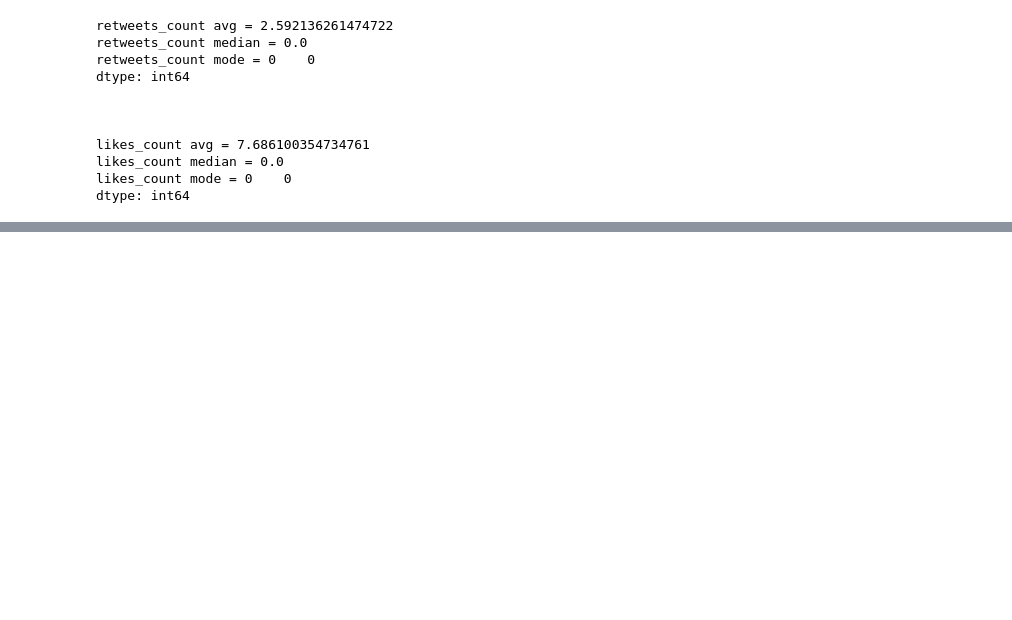
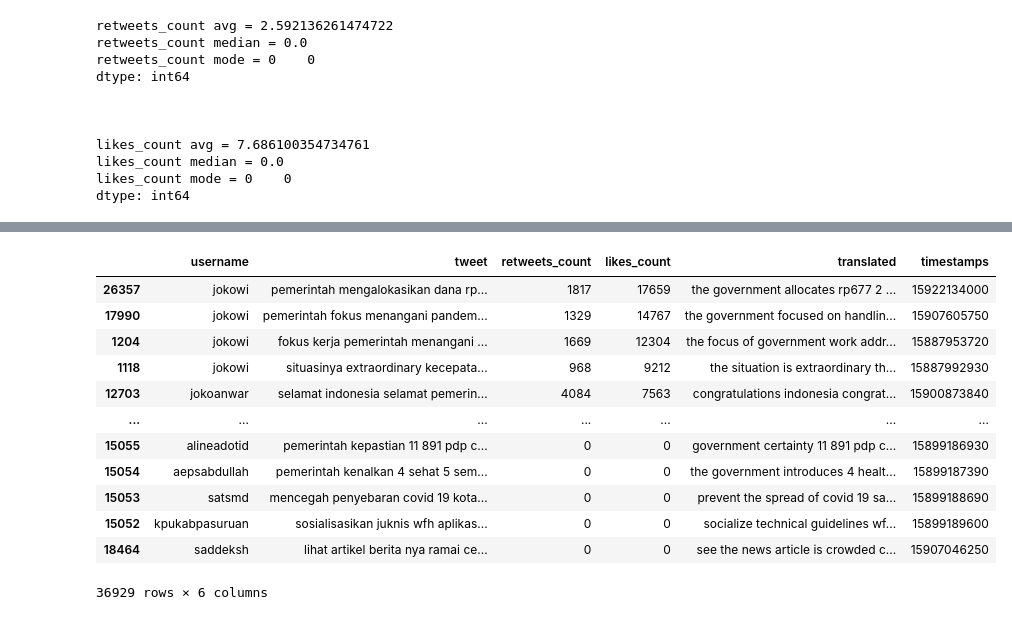
Before and after one commit to KingfishX23/project-sainsdata-kuliah, a Jupyter notebook: ProjekDataSains_Kel12.ipynb, the cells around one changed output, grey strips where cells are left out. Drawn from its saved outputs; the diff is of its cells as text; code cells hidden in the pictures; blank space fills up the shorter version.

```diff
--- a/ProjekDataSains_Kel12.ipynb
+++ b/ProjekDataSains_Kel12.ipynb
@@ -96,0 +112,16 @@ ax = sns.lineplot(x="number", y="counts", data=plotDf) #sns adalah seaborn, komp
+# %%
+dataFrameTwitter.sort_values(by="likes_count", ascending=False)
+# %% [output]
+|  | username | tweet | retweets_count | likes_count | translated | timestamps |
+| 26357 | jokowi | pemerintah mengalokasikan dana rp... | 1817 | 17659 | the government allocates rp677 2 ... | 15922134000 |
+| 17990 | jokowi | pemerintah fokus menangani pandem... | 1329 | 14767 | the government focused on handlin... | 15907605750 |
+| 1204 | jokowi | fokus kerja pemerintah menangani ... | 1669 | 12304 | the focus of government work addr... | 15887953720 |
+| 1118 | jokowi | situasinya extraordinary kecepata... | 968 | 9212 | the situation is extraordinary th... | 15887992930 |
+| 12703 | jokoanwar | selamat indonesia selamat pemerin... | 4084 | 7563 | congratulations indonesia congrat... | 15900873840 |
+| ... | ... | ... | ... | ... | ... | ... |
+| 15055 | alineadotid | pemerintah kepastian 11 891 pdp c... | 0 | 0 | government certainty 11 891 pdp c... | 15899186930 |
+| 15054 | aepsabdullah | pemerintah kenalkan 4 sehat 5 sem... | 0 | 0 | the government introduces 4 healt... | 15899187390 |
+| 15053 | satsmd | mencegah penyebaran covid 19 kota... | 0 | 0 | prevent the spread of covid 19 sa... | 15899188690 |
+| 15052 | kpukabpasuruan | sosialisasikan juknis wfh aplikas... | 0 | 0 | socialize technical guidelines wf... | 15899189600 |
+| 18464 | saddeksh | lihat artikel berita nya ramai ce... | 0 | 0 | see the news article is crowded c... | 15907046250 |
+36929 rows × 6 columns
```
Also changed, not shown: parts of 4 cells of this notebook.
